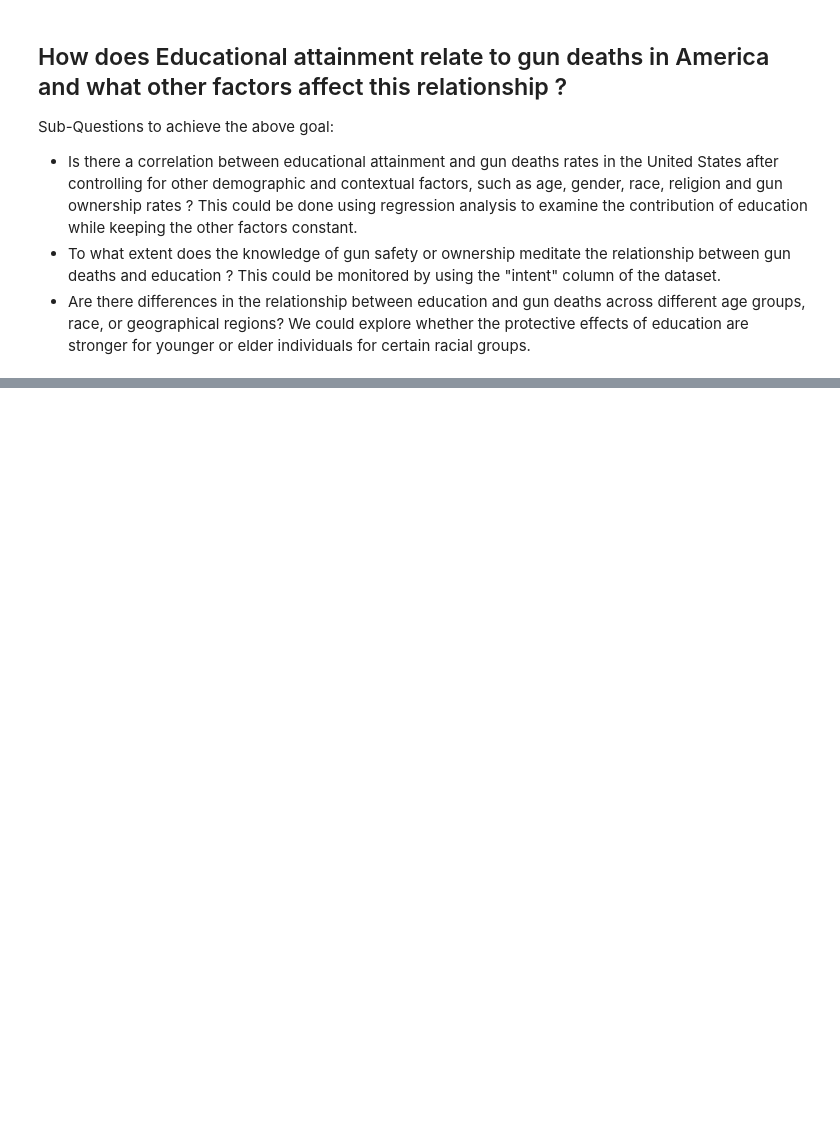
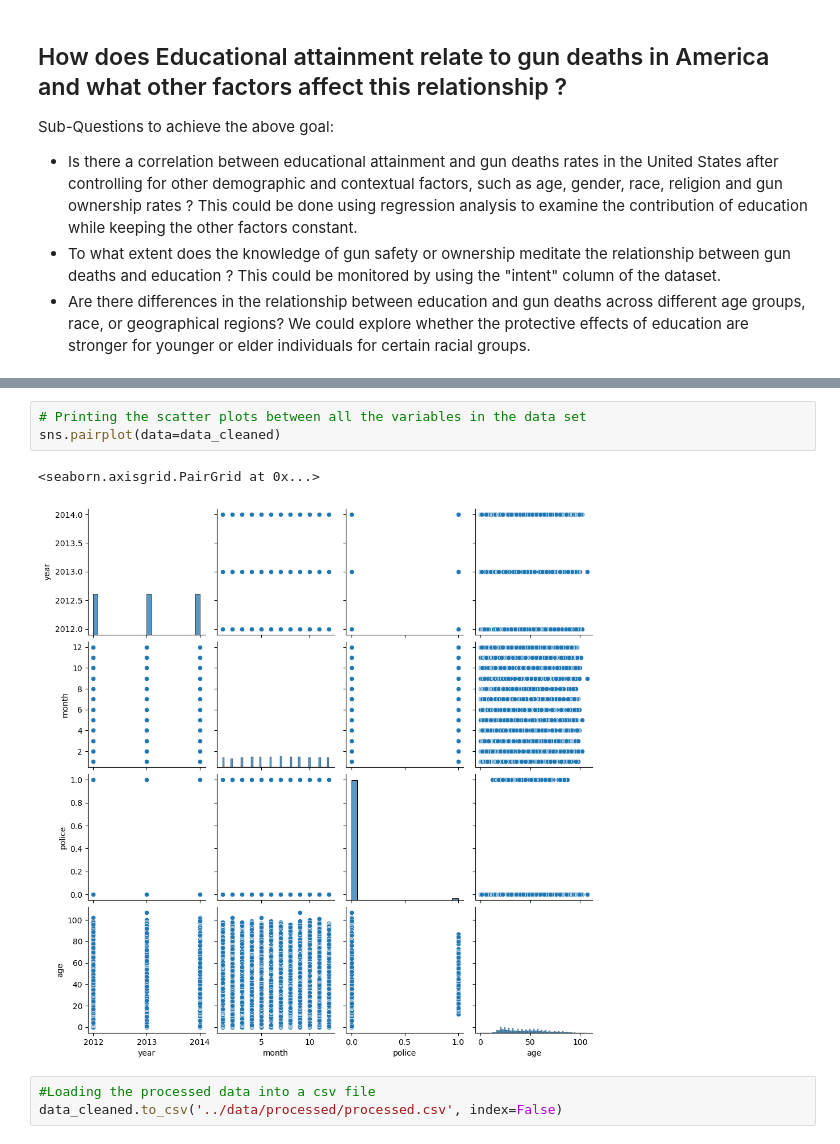
Before and after one commit to ubco-W2022T2-data301/project-group09, a Jupyter notebook: analysis/analysis1.ipynb, the cells around one changed output, grey strips where cells are left out. Saved outputs shown, nothing was run; the diff lists cells and outputs as text; blank space fills up the shorter version.

```diff
--- a/analysis/analysis1.ipynb
+++ b/analysis/analysis1.ipynb
@@ -27,0 +118,9 @@ raw_data
+# %%
+# Printing the scatter plots between all the variables in the data set
+sns.pairplot(data=data_cleaned)
+# %% [output]
+<seaborn.axisgrid.PairGrid at 0x...>
+[figure, added]
+# %%
+#Loading the processed data into a csv file
+data_cleaned.to_csv('../data/processed/processed.csv', index=False)
```
Also changed, not shown: parts of 13 cells of this notebook, 1 other file.
